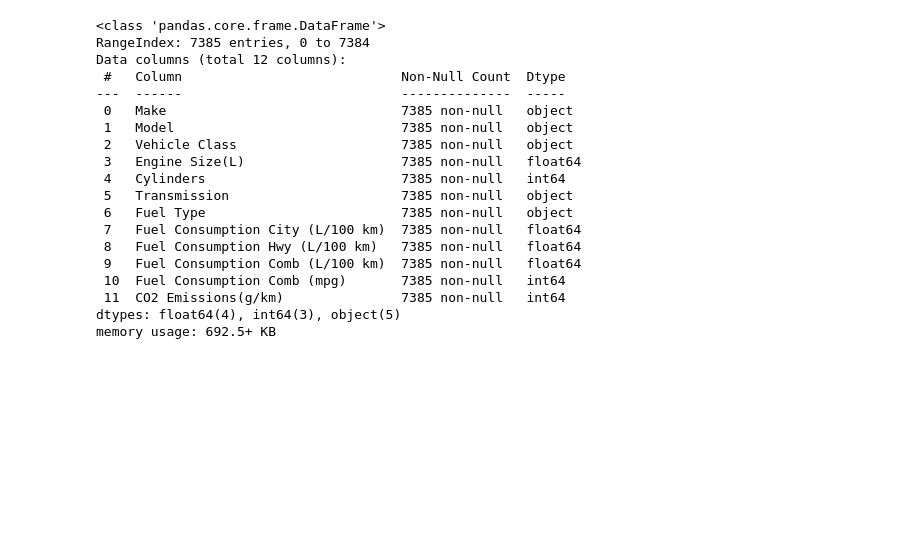
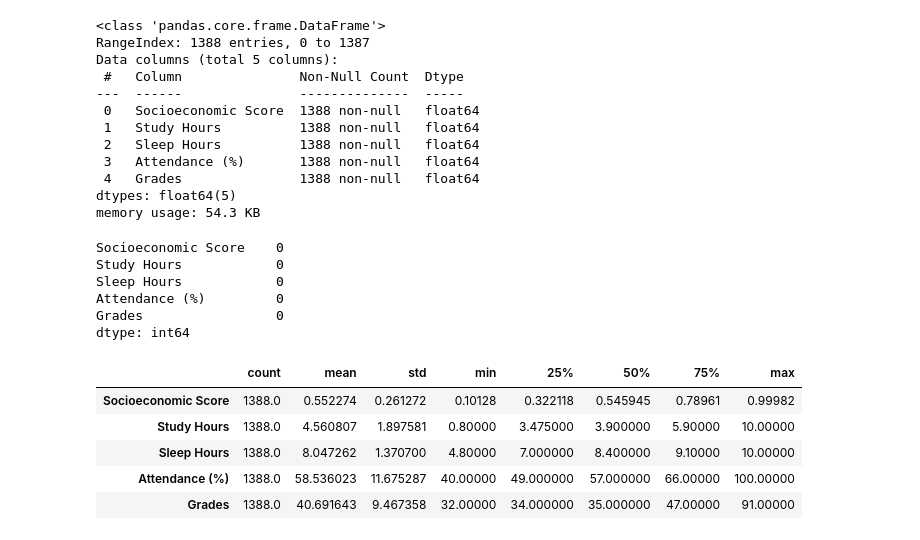
Before and after one commit to LimeShot/NSTU, a Jupyter notebook: ML/lab 1/modeling.ipynb, the cells around one changed output. Cells and saved outputs as stored; diff of their text form; code cells hidden in the pictures; blank space fills up the shorter version.

```diff
--- a/ML/lab 1/modeling.ipynb
+++ b/ML/lab 1/modeling.ipynb
@@ -7,22 +23,33 @@ df = pd.read_csv('../datasets/CO2_Emissions_Canada.csv')
 # %%
-df.info()
+grades_df.info()
 # %% [output]
 <class 'pandas.core.frame.DataFrame'>
-RangeIndex: 7385 entries, 0 to 7384
-Data columns (total 12 columns):
- #   Column                            Non-Null Count  Dtype
----  ------                            --------------  -----
- 0   Make                              7385 non-null   object
- 1   Model                             7385 non-null   object
- 2   Vehicle Class                     7385 non-null   object
- 3   Engine Size(L)                    7385 non-null   float64
- 4   Cylinders                         7385 non-null   int64
- 5   Transmission                      7385 non-null   object
- 6   Fuel Type                         7385 non-null   object
- 7   Fuel Consumption City (L/100 km)  7385 non-null   float64
- 8   Fuel Consumption Hwy (L/100 km)   7385 non-null   float64
- 9   Fuel Consumption Comb (L/100 km)  7385 non-null   float64
- 10  Fuel Consumption Comb (mpg)       7385 non-null   int64
- 11  CO2 Emissions(g/km)               7385 non-null   int64
-dtypes: float64(4), int64(3), object(5)
-memory usage: 692.5+ KB
+RangeIndex: 1388 entries, 0 to 1387
+Data columns (total 5 columns):
+ #   Column               Non-Null Count  Dtype
+---  ------               --------------  -----
+ 0   Socioeconomic Score  1388 non-null   float64
+ 1   Study Hours          1388 non-null   float64
+ 2   Sleep Hours          1388 non-null   float64
+ 3   Attendance (%)       1388 non-null   float64
+ 4   Grades               1388 non-null   float64
+dtypes: float64(5)
+memory usage: 54.3 KB
+# %%
+grades_df.isnull().sum()
+# %% [output]
+Socioeconomic Score    0
+Study Hours            0
+Sleep Hours            0
+Attendance (%)         0
+Grades                 0
+dtype: int64
+# %%
+grades_df.describe().T
+# %% [output]
+|  | count | mean | std | min | 25% | 50% | 75% | max |
+| Socioeconomic Score | 1388.0 | 0.552274 | 0.261272 | 0.10128 | 0.322118 | 0.545945 | 0.78961 | 0.99982 |
+| Study Hours | 1388.0 | 4.560807 | 1.897581 | 0.80000 | 3.475000 | 3.900000 | 5.90000 | 10.00000 |
+| Sleep Hours | 1388.0 | 8.047262 | 1.370700 | 4.80000 | 7.000000 | 8.400000 | 9.10000 | 10.00000 |
+| Attendance (%) | 1388.0 | 58.536023 | 11.675287 | 40.00000 | 49.000000 | 57.000000 | 66.00000 | 100.00000 |
+| Grades | 1388.0 | 40.691643 | 9.467358 | 32.00000 | 34.000000 | 35.000000 | 47.00000 | 91.00000 |
```
Also changed, not shown: parts of 21 cells of this notebook, 32 other files.
